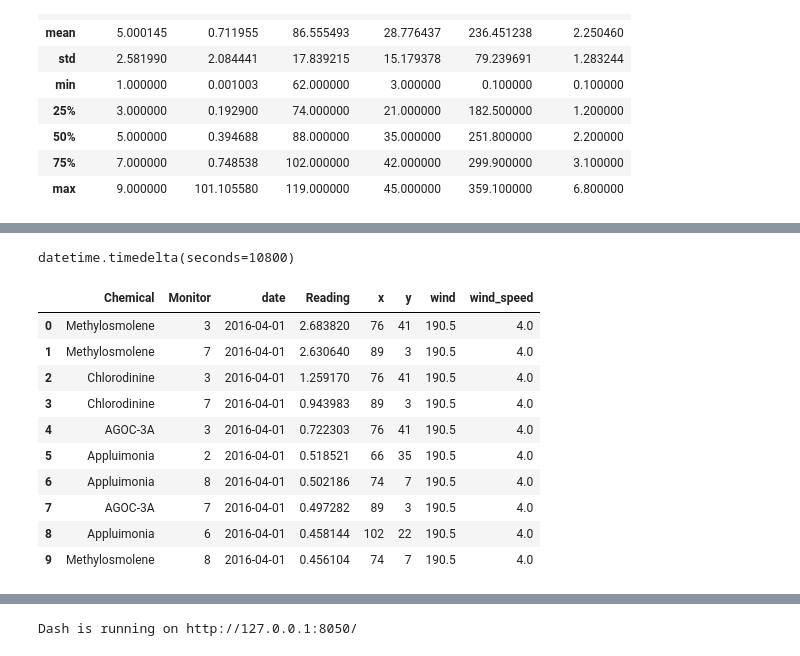
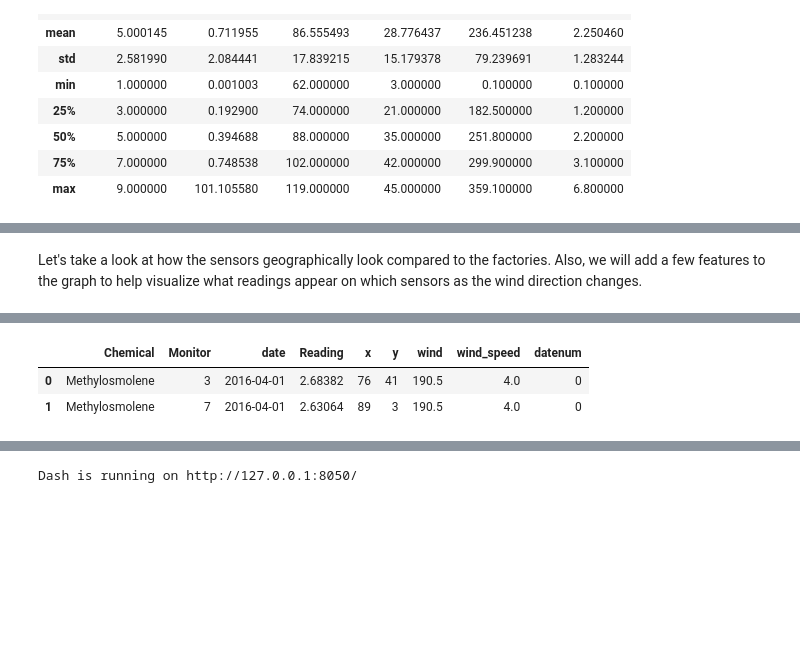
Before and after one commit to guevelel/COMP4449_Image_Classification, a Jupyter notebook: P7_Plume_COMP4449.ipynb, the cells around one changed output, grey strips where cells are left out. Drawn from its saved outputs; the diff is of its cells as text; code cells hidden in the pictures; blank space fills up the shorter version.

```diff
--- a/P7_Plume_COMP4449.ipynb
+++ b/P7_Plume_COMP4449.ipynb
@@ -424 +343,3 @@ sensor_graph.tail()
+# %% [markdown]
+Let's take a look at how the sensors geographically look compared to the factories. Also, we will add a few features to the graph to help visualize what readings appear on which sensors as the wind direction changes.
 # %%
@@ -474,27 +410,13 @@ app.run_server(mode='inline')
 Dash is running on http://127.0.0.1:8050/
 INFO:dash.dash:Dash is running on http://127.0.0.1:8050/
 [interactive output not drawn]
-# %%
-sensor_graph['date'].iloc[-1] > sensor_graph['date'].iloc[-2]
-#sensor_graph['date'].tail()
-timedelta(hours=3)
-# %% [output]
-datetime.timedelta(seconds=10800)
 # %%
-#d = (list(sensor.date))
-#sensor['datestring'] = str(sensor['date'])
-#sensor['datestring'] = sensor['date'].apply(lambda x: str(x))
-#sensor.head()
-sensor.head(10)
+#Assign all dates to a numerical value:
+l = list(sensor['date'].unique())
+sensor['datenum']  = sensor['date'].apply(lambda x: l.index(x) )
+
+sensor.head(2)
 # %% [output]
-|  | Chemical | Monitor | date | Reading | x | y | wind | wind_speed |
-| 0 | Methylosmolene | 3 | 2016-04-01 | 2.683820 | 76 | 41 | 190.5 | 4.0 |
-| 1 | Methylosmolene | 7 | 2016-04-01 | 2.630640 | 89 | 3 | 190.5 | 4.0 |
-| 2 | Chlorodinine | 3 | 2016-04-01 | 1.259170 | 76 | 41 | 190.5 | 4.0 |
-| 3 | Chlorodinine | 7 | 2016-04-01 | 0.943983 | 89 | 3 | 190.5 | 4.0 |
-| 4 | AGOC-3A | 3 | 2016-04-01 | 0.722303 | 76 | 41 | 190.5 | 4.0 |
-| 5 | Appluimonia | 2 | 2016-04-01 | 0.518521 | 66 | 35 | 190.5 | 4.0 |
-| 6 | Appluimonia | 8 | 2016-04-01 | 0.502186 | 74 | 7 | 190.5 | 4.0 |
-| 7 | AGOC-3A | 7 | 2016-04-01 | 0.497282 | 89 | 3 | 190.5 | 4.0 |
-| 8 | Appluimonia | 6 | 2016-04-01 | 0.458144 | 102 | 22 | 190.5 | 4.0 |
-| 9 | Methylosmolene | 8 | 2016-04-01 | 0.456104 | 74 | 7 | 190.5 | 4.0 |
+|  | Chemical | Monitor | date | Reading | x | y | wind | wind_speed | datenum |
+| 0 | Methylosmolene | 3 | 2016-04-01 | 2.68382 | 76 | 41 | 190.5 | 4.0 | 0 |
+| 1 | Methylosmolene | 7 | 2016-04-01 | 2.63064 | 89 | 3 | 190.5 | 4.0 | 0 |
```
Also changed, not shown: parts of 82 cells of this notebook.
